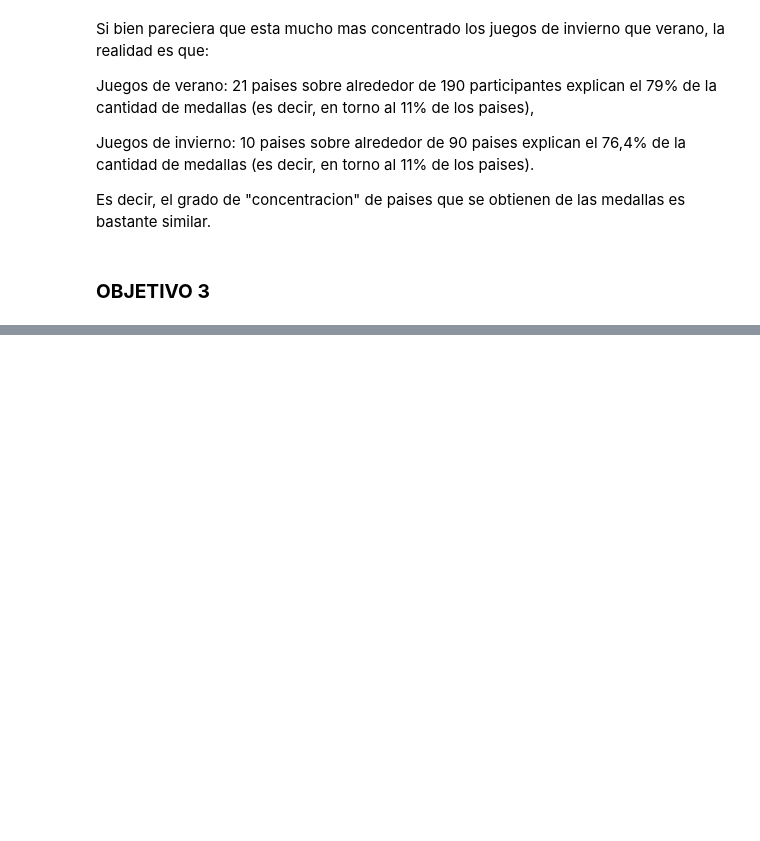
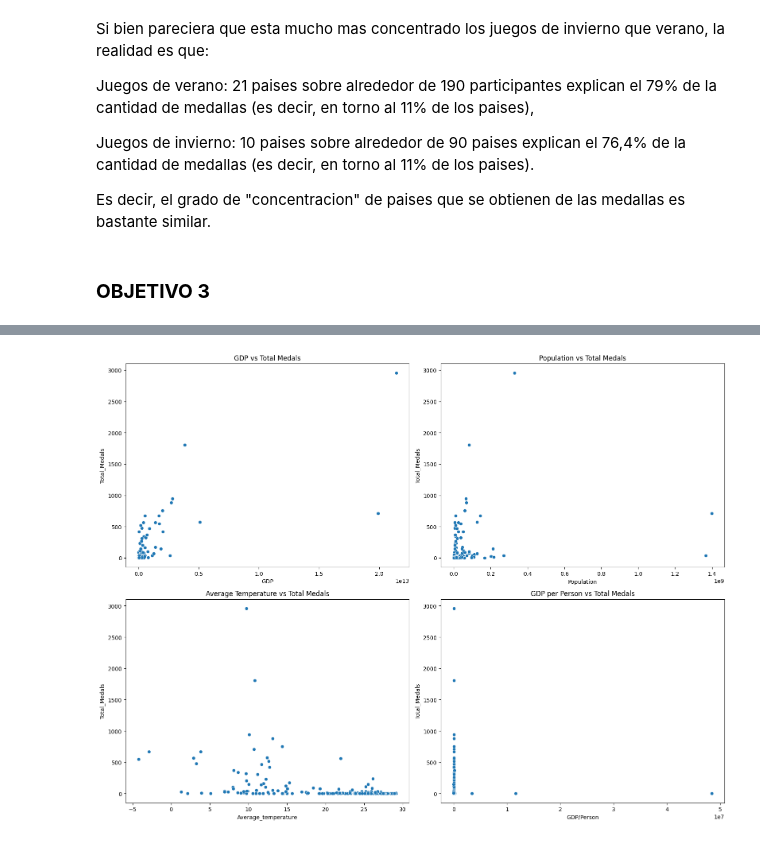
Before and after one commit to PabloMurer/Data-Science-I, a Jupyter notebook: Primera_entrega_(final).ipynb, the cells around one changed output, grey strips where cells are left out. Cells and saved outputs as stored; diff of their text form; code cells hidden in the pictures; blank space fills up the shorter version.

```diff
--- a/Primera_entrega_(final).ipynb
+++ b/Primera_entrega_(final).ipynb
@@ -1342,0 +1430,9 @@ Es decir, el grado de "concentracion" de paises que se obtienen de las medallas
+# %%
+# Merge df2_medals and df3
+merged_df = pd.merge(df2_medals, df3, left_on='country_name', right_on='Country', how='left')
+
+# Select desired columns
+merged_df = merged_df[['country_name', 'Total_Medals_Summer', 'Total_Medals_Winter', 'Total_Medals', 'GDP', 'Population', 'Average_temperature']]
+
+# Display the merged DataFrame
+merged_df
@@ -1342,0 +1453,5 @@ Es decir, el grado de "concentracion" de paises que se obtienen de las medallas
+# %%
+# prompt: crear nueva columna en merged_df GDP/Person igual a GDP / Population. En caso de NaN, colocar Nan
+
+merged_df['GDP/Person'] = merged_df['GDP'] / merged_df['Population']
+merged_df
@@ -1342,0 +1472,33 @@ Es decir, el grado de "concentracion" de paises que se obtienen de las medallas
+# %%
+# prompt: generar graficos xplot entre GDP Vs Total_Medals, Population Vs Total_Medals,, Average_temperature Vs Total_Medals y GDP/Person Vs Total_Medals.ajustar el tamaño para ver los 4 graficos
+
+import pandas as pd
+import matplotlib.pyplot as plt
+import seaborn as sns
+
+# Assuming 'merged_df' is already defined as in your provided code
+
+# Create the plots
+plt.figure(figsize=(16, 12))  # Adjust figure size for better visualization
+
+plt.subplot(2, 2, 1)
+sns.scatterplot(x='GDP', y='Total_Medals', data=merged_df)
+plt.title('GDP vs Total Medals')
+
+plt.subplot(2, 2, 2)
+sns.scatterplot(x='Population', y='Total_Medals', data=merged_df)
+plt.title('Population vs Total Medals')
+
+plt.subplot(2, 2, 3)
+sns.scatterplot(x='Average_temperature', y='Total_Medals', data=merged_df)
+plt.title('Average Temperature vs Total Medals')
+
+
+plt.subplot(2, 2, 4)
+sns.scatterplot(x='GDP/Person', y='Total_Medals', data=merged_df)
+plt.title('GDP per Person vs Total Medals')
+
+plt.tight_layout()  # Adjust layout to prevent overlapping
+plt.show()
+# %% [output]
+[figure, added]
```
Also changed, not shown: parts of 8 cells of this notebook.
